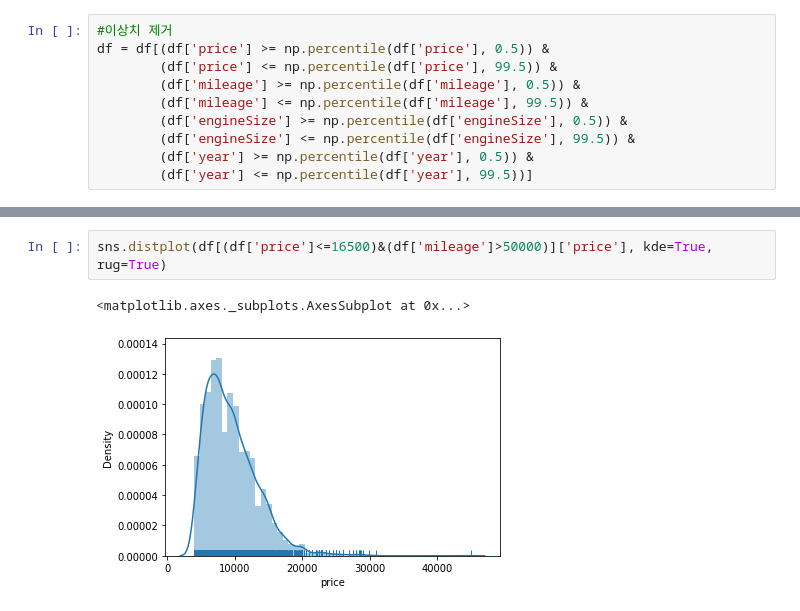
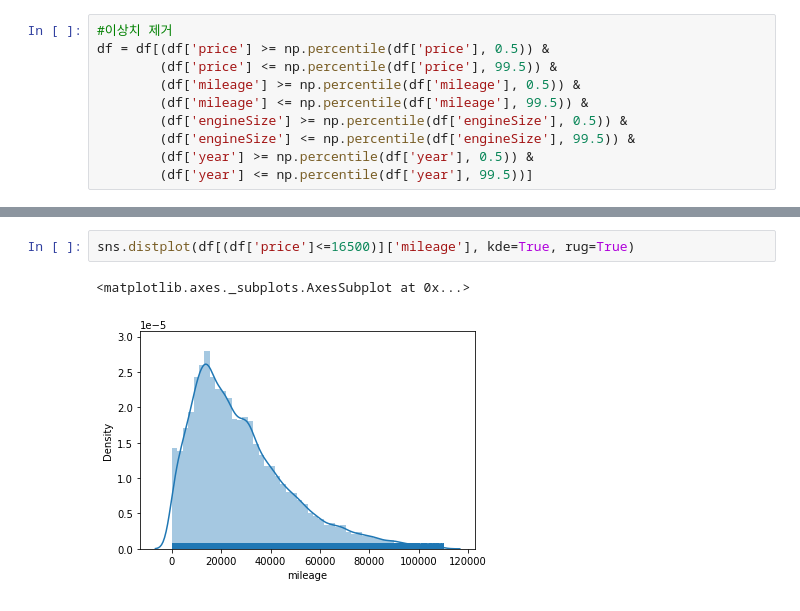
Before and after one commit to KYOH95/Project_2_Car_Analysis, a Jupyter notebook: Project2.ipynb, the cells around one changed output, grey strips where cells are left out. Saved outputs shown, nothing was run; the diff lists cells and outputs as text.

```diff
--- a/Project2.ipynb
+++ b/Project2.ipynb
@@ -93,5 +130,5 @@ sns.distplot(df[(df['year']>2009)&(df['year']<2015)]['mileage'], kde=True, rug=F
 # %%
-sns.distplot(df[(df['price']<=16500)&(df['mileage']>50000)]['price'], kde=True, rug=True)
+sns.distplot(df[(df['price']<=16500)]['mileage'], kde=True, rug=True)
 # %% [output]
 <matplotlib.axes._subplots.AxesSubplot at 0x...>
-[figure, old version]
+[figure, new version]
```
Also changed, not shown: parts of 13 cells of this notebook.
